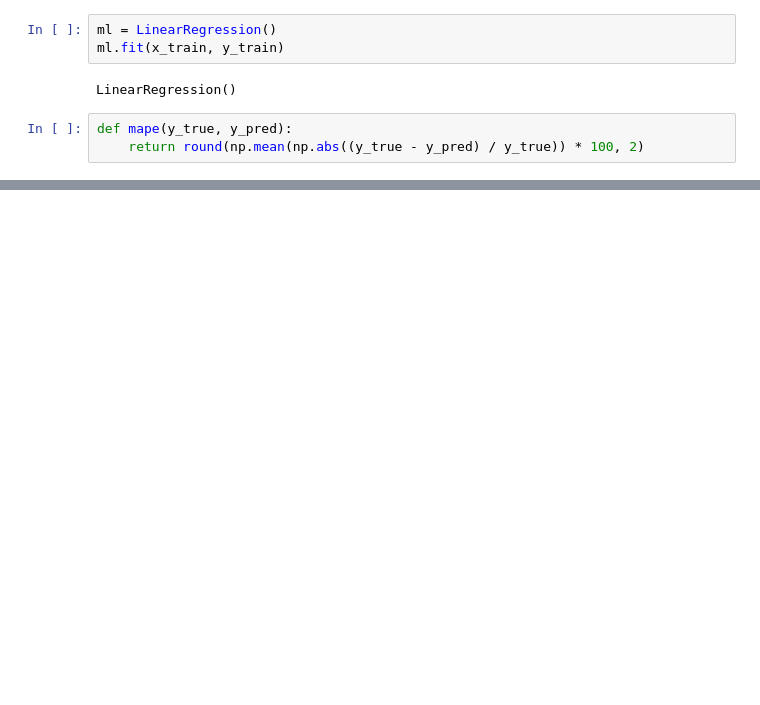
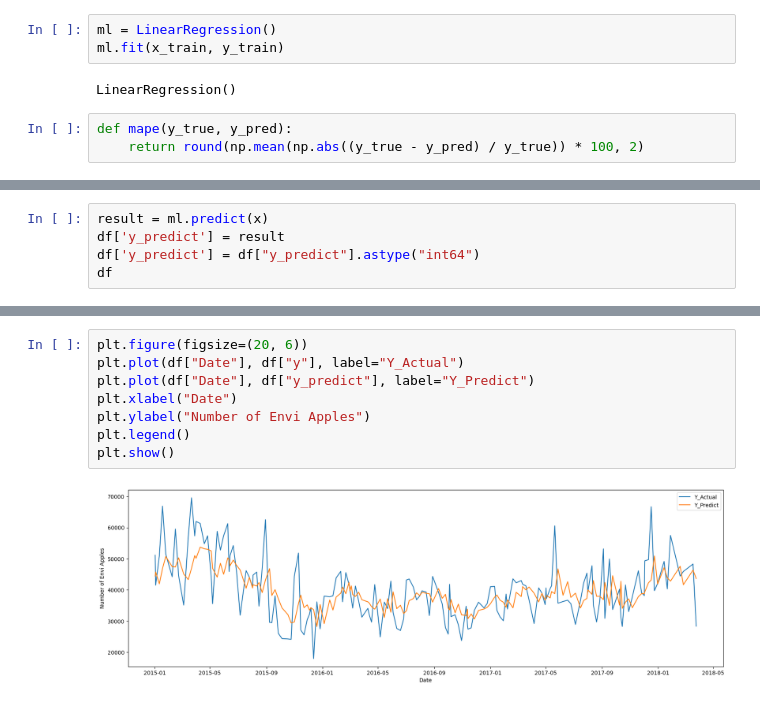
Before and after one commit to OatKID/RegressionMiniProject, a Jupyter notebook: algorithm/Envi/sequence_predict_1/linear_regression.ipynb, the cells around one changed output, grey strips where cells are left out. Cells and saved outputs as stored; diff of their text form; blank space fills up the shorter version.

```diff
--- a/algorithm/Envi/sequence_predict_1/linear_regression.ipynb
+++ b/algorithm/Envi/sequence_predict_1/linear_regression.ipynb
@@ -121,0 +122,5 @@ The R2 score: 0.8779303570825764
+# %%
+result = ml.predict(x)
+df['y_predict'] = result
+df['y_predict'] = df["y_predict"].astype("int64")
+df
@@ -122,3 +141,13 @@ The R2 score: 0.8779303570825764
+# %%
+plt.figure(figsize=(20, 6))
+plt.plot(df["Date"], df["y"], label="Y_Actual")
+plt.plot(df["Date"], df["y_predict"], label="Y_Predict")
+plt.xlabel("Date")
+plt.ylabel("Number of Envi Apples")
+plt.legend()
+plt.show()
+# %% [output]
+[figure, added]
 # %%
 print(ml.predict([[22243,22223,42342,46546,22425]]))
 # %% [output]
```
Also changed, not shown: parts of 9 cells of this notebook, 3 other files.
